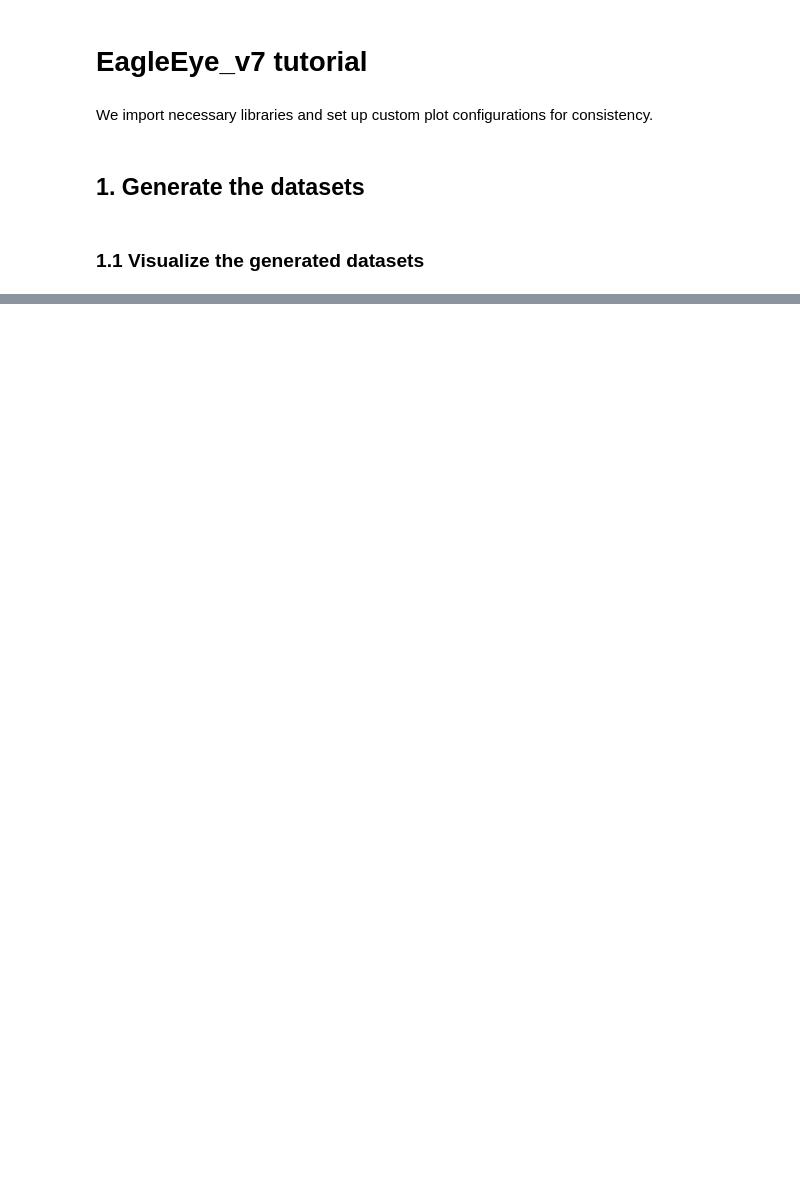
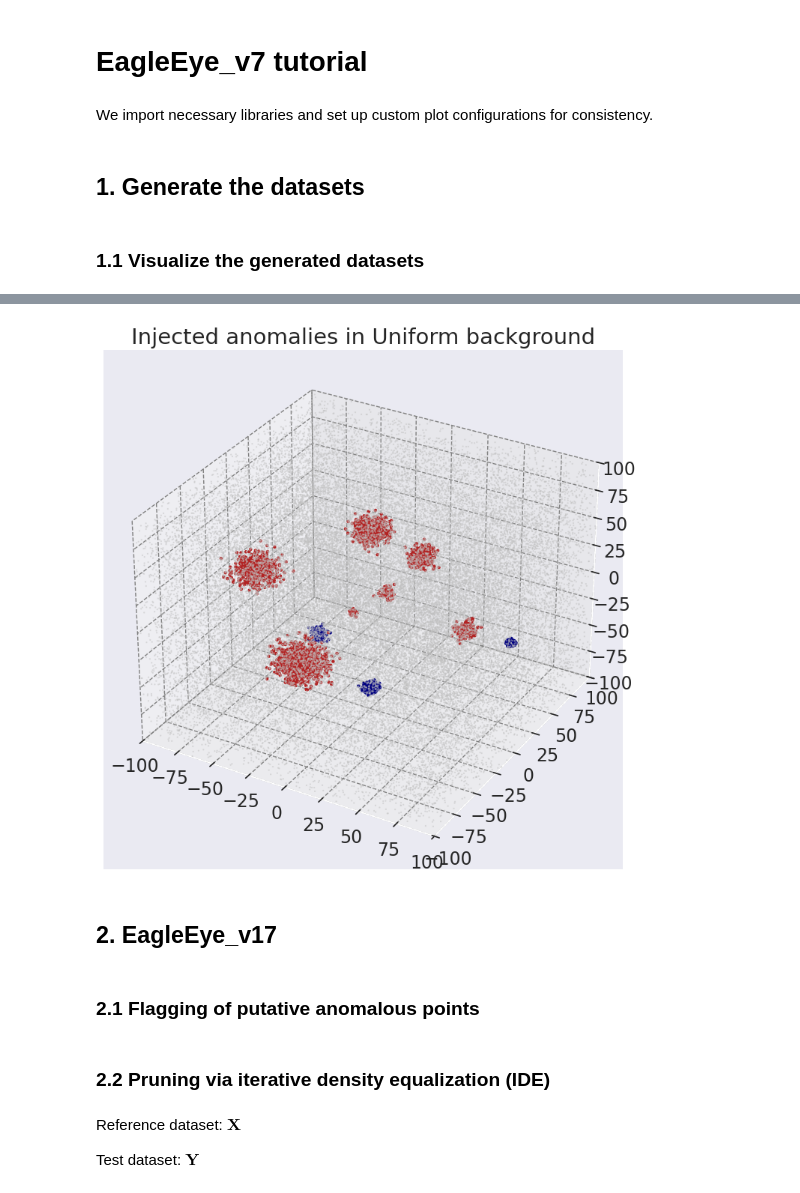
Before and after one commit to sspring137/EagleEye, a Jupyter notebook: examples/Tresette_v7/Tresette_EagleEye_v7.ipynb, the cells around one changed output, grey strips where cells are left out. Saved outputs shown, nothing was run; the diff lists cells and outputs as text; code cells hidden in the pictures; blank space fills up the shorter version.

```diff
--- a/examples/Tresette_v7/Tresette_EagleEye_v7.ipynb
+++ b/examples/Tresette_v7/Tresette_EagleEye_v7.ipynb
@@ -12,7 +12,8 @@ import seaborn as sns
 import sys
 module_path = '../../eagleeye'
 sys.path.append(module_path)
-import EagleEye_v7
+import EagleEye_v17
+from utils_EE_v17 import compute_the_null, partitioning_function
 
 # Custom plotting settings
 sns.set(style="darkgrid")
@@ -25,7 +26,7 @@ plt.rcParams.update({
     'axes.grid': True,
     'grid.alpha': 0.3,
     'grid.linestyle': '--',
-    'grid.color': 'gray'
+    'grid.color': 'silver'
 })
 # %% [markdown]
 ## 1. Generate the datasets
@@ -38,4 +39,6 @@ anomaly_sizes_o = [50, 100, 200, 300, 500, 700, 900]
 anomaly_sizes_u = [ 100, 300, 700, ]
 n_dim = 3
 
-reference_data, test_data = generate_uniform_with_Gaussian_ove_under(n_dim, num_points, anomaly_sizes_o, anomaly_sizes_u)
+#reference_data, test_data = generate_uniform_with_Gaussian_ove_under(n_dim, num_points, anomaly_sizes_o, anomaly_sizes_u)
+X = np.load('reference_data.npy')
+Y = np.load('test_data.npy')
@@ -436,0 +50,18 @@ plt.show()
+# %%
+from utils_37 import plot_injected_anomalies_in_uniform_background
+
+# plot of the generated dataset. In silver the background only
+# in red the injected overdensities and in blue the injected underdensities
+plot_injected_anomalies_in_uniform_background(X, anomaly_sizes_u, Y, anomaly_sizes_o)
+# %% [output]
+[figure, added]
+# %% [markdown]
+## 2. EagleEye_v17
+# %% [markdown]
+### 2.1 Flagging of putative anomalous points
+# %% [markdown]
+### 2.2 Pruning via iterative density equalization (IDE)
+# %% [markdown]
+Reference dataset: $\mathbf{X}$
+
+Test dataset:      $\mathbf{Y}$
```
Also changed, not shown: parts of 58 cells of this notebook, 41 other files.
